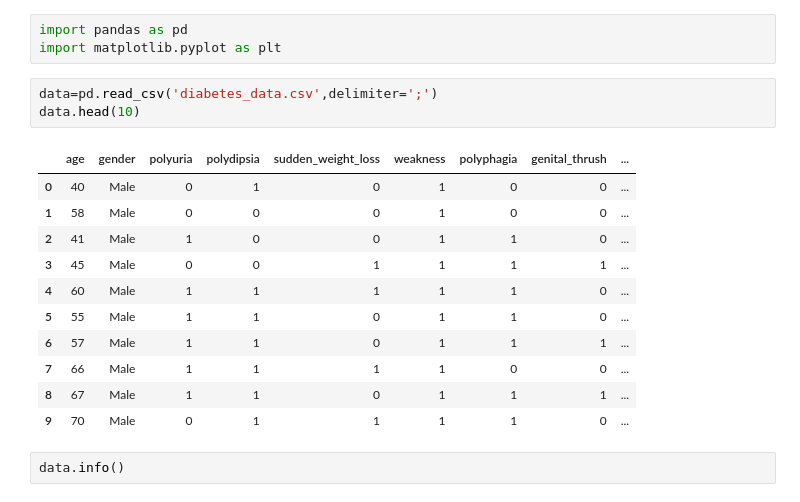
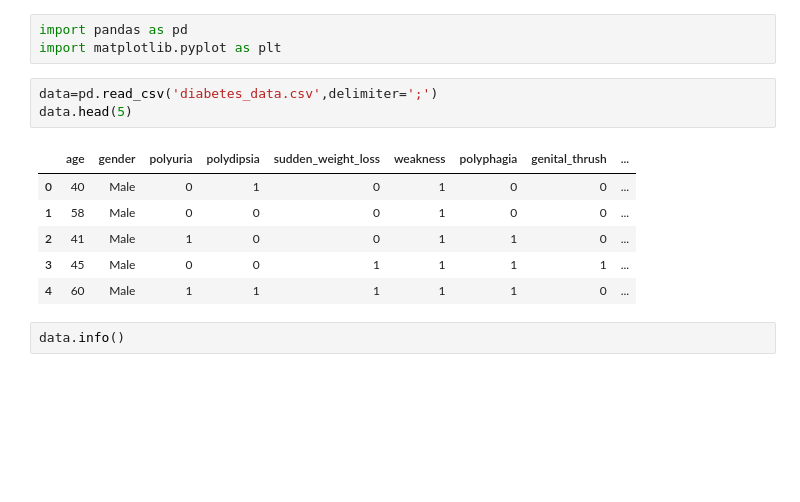
Before and after one commit to Sriraj-Penjerla/Sriraj-GlucoSense-Infy-Nov24, a Jupyter notebook: Glucosense_Infy.ipynb, the cells around one changed output. Drawn from its saved outputs; the diff is of its cells as text; blank space fills up the shorter version.

```diff
--- a/Glucosense_Infy.ipynb
+++ b/Glucosense_Infy.ipynb
@@ -5,19 +5,14 @@ import pandas as pd
 import matplotlib.pyplot as plt
 # %%
 data=pd.read_csv('diabetes_data.csv',delimiter=';')
-data.head(10)
+data.head(5)
 # %% [output]
 |  | age | gender | polyuria | polydipsia | sudden_weight_loss | weakness | polyphagia | genital_thrush | ... |
 | 0 | 40 | Male | 0 | 1 | 0 | 1 | 0 | 0 | ... |
 | 1 | 58 | Male | 0 | 0 | 0 | 1 | 0 | 0 | ... |
 | 2 | 41 | Male | 1 | 0 | 0 | 1 | 1 | 0 | ... |
 | 3 | 45 | Male | 0 | 0 | 1 | 1 | 1 | 1 | ... |
 | 4 | 60 | Male | 1 | 1 | 1 | 1 | 1 | 0 | ... |
-| 5 | 55 | Male | 1 | 1 | 0 | 1 | 1 | 0 | ... |
-| 6 | 57 | Male | 1 | 1 | 0 | 1 | 1 | 1 | ... |
-| 7 | 66 | Male | 1 | 1 | 1 | 1 | 0 | 0 | ... |
-| 8 | 67 | Male | 1 | 1 | 0 | 1 | 1 | 1 | ... |
-| 9 | 70 | Male | 0 | 1 | 1 | 1 | 1 | 0 | ... |
 # %%
 data.info()
 # %% [output]
```
Also changed, not shown: parts of 18 cells of this notebook.
